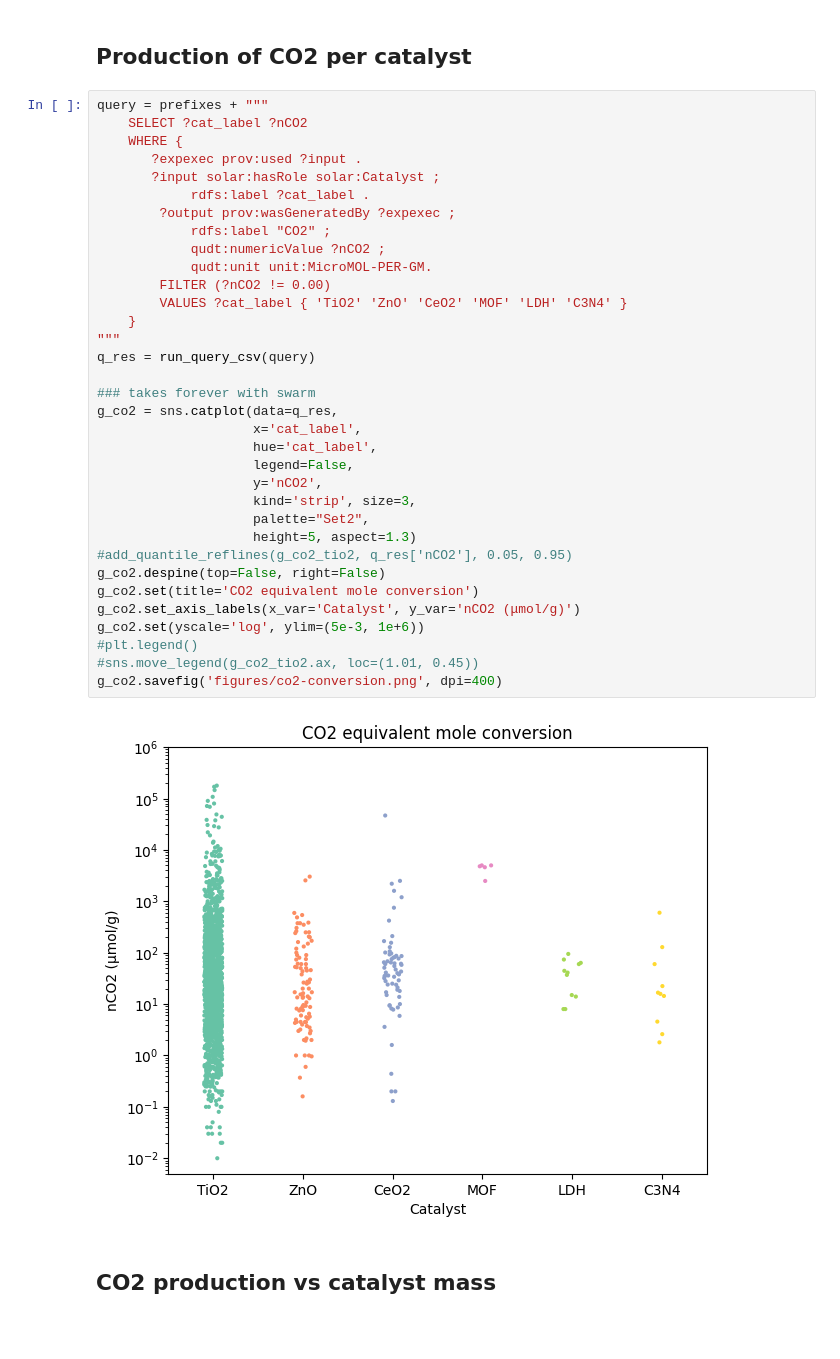
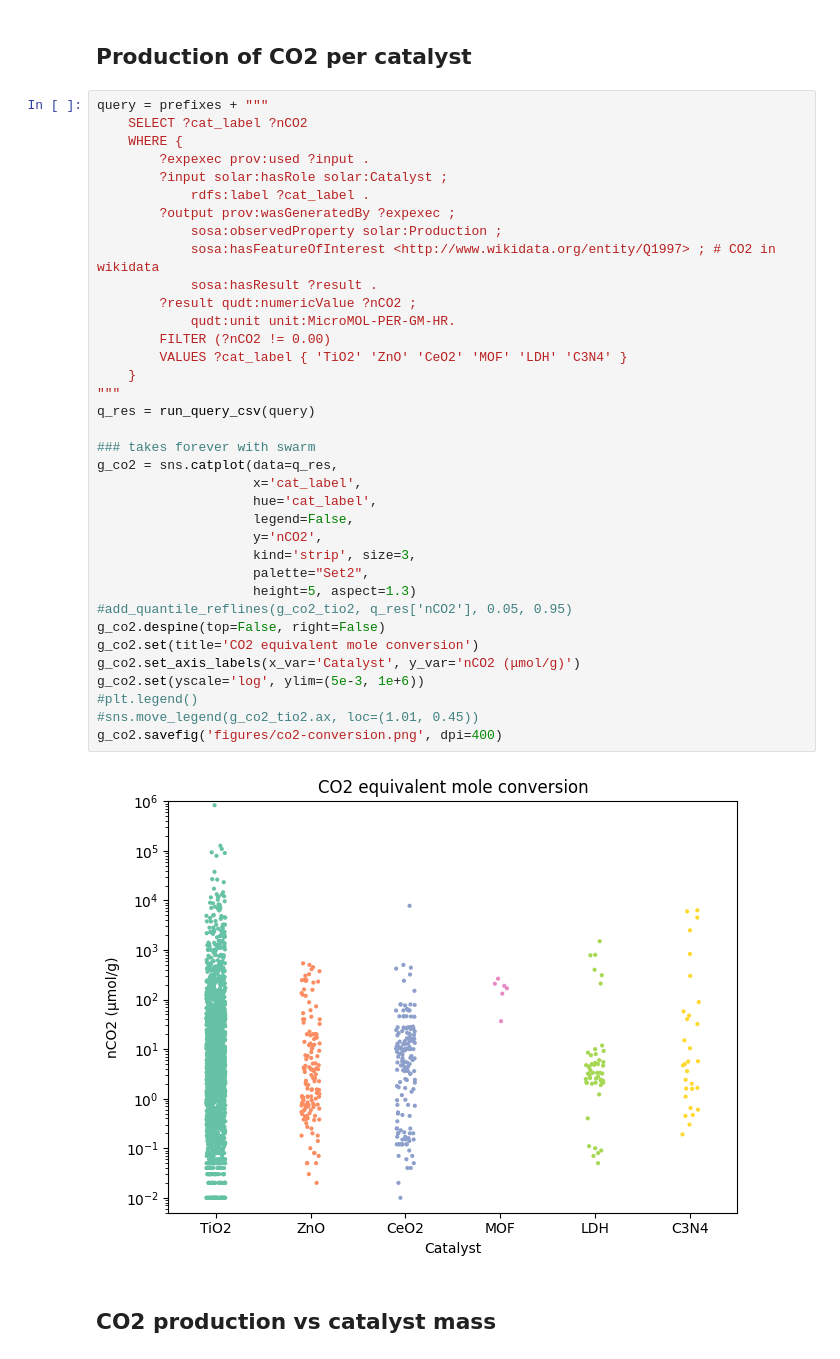
Before and after one commit to SolarChem/solarchem-kg, a Jupyter notebook: notebooks/queries-and-figures.ipynb, the cells around one changed output. Saved outputs shown, nothing was run; the diff lists cells and outputs as text; blank space fills up the shorter version.

Commit message:
queries and figures updated, mappings fixed with minor issues

```diff
--- a/notebooks/queries-and-figures.ipynb
+++ b/notebooks/queries-and-figures.ipynb
@@ -118,39 +121,41 @@ g_co2_tio2.savefig('figures/co2-conversion-TiO2.png', dpi=400)
 # %%
 query = prefixes + """
     SELECT ?cat_label ?nCO2
     WHERE {
-       ?expexec prov:used ?input .
-       ?input solar:hasRole solar:Catalyst ;
+        ?expexec prov:used ?input .
+        ?input solar:hasRole solar:Catalyst ;
             rdfs:label ?cat_label .
         ?output prov:wasGeneratedBy ?expexec ;
-            rdfs:label "CO2" ;
-            qudt:numericValue ?nCO2 ;
-            qudt:unit unit:MicroMOL-PER-GM.
+            sosa:observedProperty solar:Production ;
+            sosa:hasFeatureOfInterest <http://www.wikidata.org/entity/Q1997> ; # CO2 in wikidata
+            sosa:hasResult ?result .
+        ?result qudt:numericValue ?nCO2 ;
+            qudt:unit unit:MicroMOL-PER-GM-HR.
         FILTER (?nCO2 != 0.00)
         VALUES ?cat_label { 'TiO2' 'ZnO' 'CeO2' 'MOF' 'LDH' 'C3N4' }
     }
 """
 q_res = run_query_csv(query)
 
 ### takes forever with swarm
 g_co2 = sns.catplot(data=q_res,
                     x='cat_label',
                     hue='cat_label',
                     legend=False,
                     y='nCO2',
                     kind='strip', size=3,
                     palette="Set2",
                     height=5, aspect=1.3)
 #add_quantile_reflines(g_co2_tio2, q_res['nCO2'], 0.05, 0.95)
 g_co2.despine(top=False, right=False)
 g_co2.set(title='CO2 equivalent mole conversion')
 g_co2.set_axis_labels(x_var='Catalyst', y_var='nCO2 (μmol/g)')
 g_co2.set(yscale='log', ylim=(5e-3, 1e+6))
 #plt.legend()
 #sns.move_legend(g_co2_tio2.ax, loc=(1.01, 0.45))
 g_co2.savefig('figures/co2-conversion.png', dpi=400)
 # %% [output]
-[figure, old version]
+[figure, new version]
 # %% [markdown]
 ## CO2 production vs catalyst mass
 # %%
```
Also changed, not shown: parts of 10 cells of this notebook, 9 other files.
